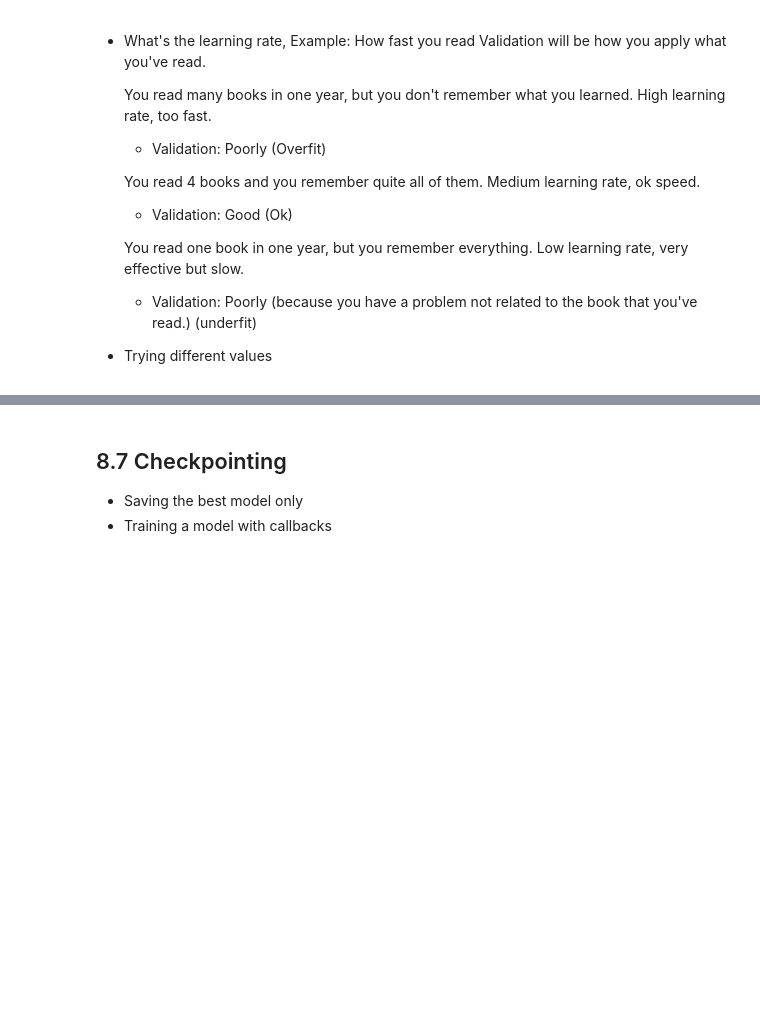
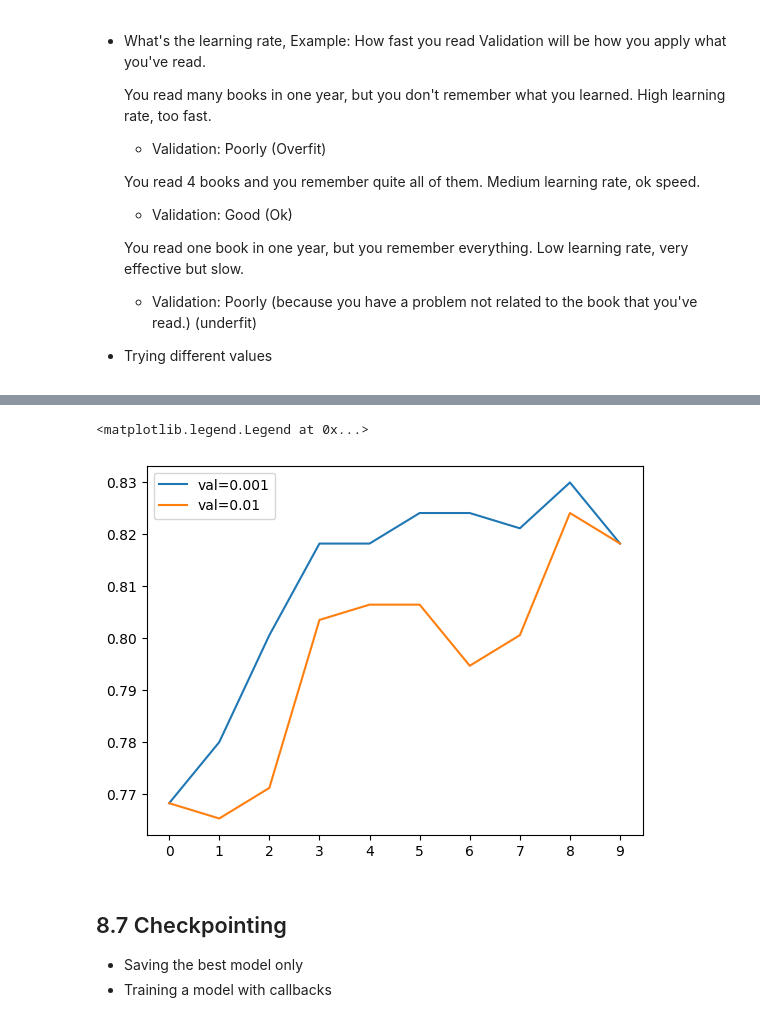
Before and after one commit to eeeds/ML-Camp, a Jupyter notebook: 08-deep-learning/notebook.ipynb, the cells around one changed output, grey strips where cells are left out. Cells and saved outputs as stored; diff of their text form; code cells hidden in the pictures; blank space fills up the shorter version.

```diff
--- a/08-deep-learning/notebook.ipynb
+++ b/08-deep-learning/notebook.ipynb
@@ -328,3 +329,13 @@ plt.legend()
+# %%
+for lr, hist in scores.items():
+    #plt.plot(hist['accuracy'], label=('train=%s' % lr))
+    plt.plot(hist['val_accuracy'], label=('val=%s' % lr))
+
+plt.xticks(np.arange(10))
+plt.legend()
+# %% [output]
+<matplotlib.legend.Legend at 0x...>
+[figure, added]
 # %%
 learning_rate = 0.001
 # %% [markdown]
```
Also changed, not shown: parts of 5 cells of this notebook, 1 other file.
